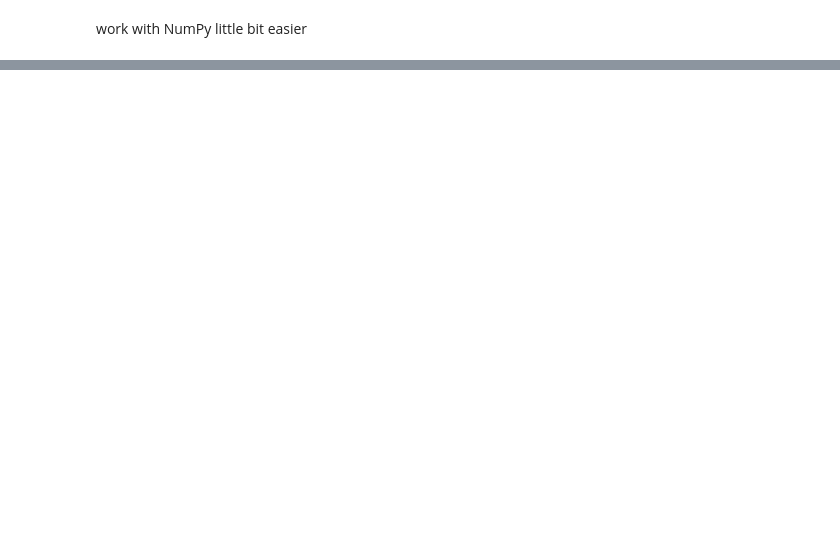
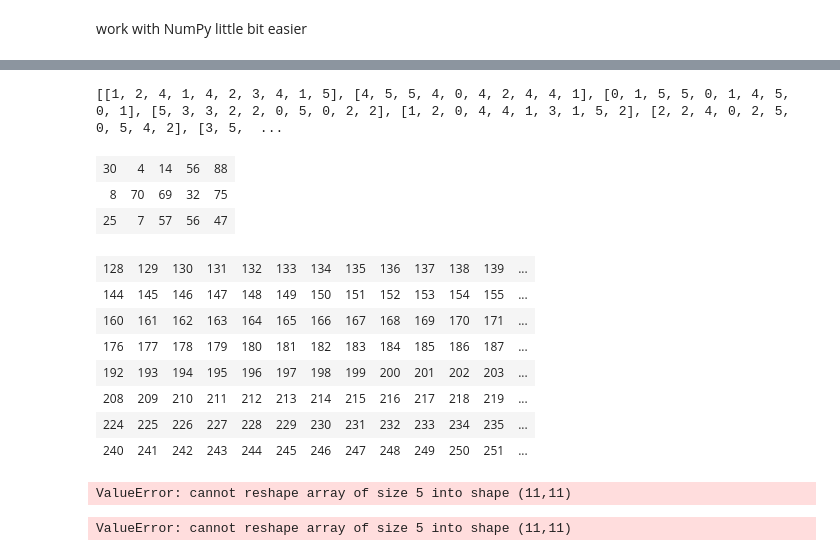
Before and after one commit to hotteleport/Data-Analytics, a Jupyter notebook: Exercises_set_1.ipynb, the cells around one changed output, grey strips where cells are left out. Saved outputs shown, nothing was run; the diff lists cells and outputs as text; code cells hidden in the pictures; blank space fills up the shorter version.

```diff
--- a/Exercises_set_1.ipynb
+++ b/Exercises_set_1.ipynb
@@ -130,0 +266,41 @@ array([[ 1,  2,  3,  4,  5,  6,  7],
+# %%
+# 2 extra
+from random import randint
+A = [[randint(0, 5) for y in range(10)] for x in range(10)]
+print(A)
+# %% [output]
+[[1, 2, 4, 1, 4, 2, 3, 4, 1, 5], [4, 5, 5, 4, 0, 4, 2, 4, 4, 1], [0, 1, 5, 5, 0, 1, 4, 5, 0, 1], [5, 3, 3, 2, 2, 0, 5, 0, 2, 2], [1, 2, 0, 4, 4, 1, 3, 1, 5, 2], [2, 2, 4, 0, 2, 5, 0, 5, 4, 2], [3, 5,  ...
+# %%
+# ex_5
+# 1
+import numpy as np
+np.random.randint(0, 98, (3, 5))
+# %% [output]
+| 30 | 4 | 14 | 56 | 88 |
+| 8 | 70 | 69 | 32 | 75 |
+| 25 | 7 | 57 | 56 | 47 |
+# %%
+# 2
+data = np.arange(128, 256).reshape(8, 16)
+data
+# %% [output]
+| 128 | 129 | 130 | 131 | 132 | 133 | 134 | 135 | 136 | 137 | 138 | 139 | ... |
+| 144 | 145 | 146 | 147 | 148 | 149 | 150 | 151 | 152 | 153 | 154 | 155 | ... |
+| 160 | 161 | 162 | 163 | 164 | 165 | 166 | 167 | 168 | 169 | 170 | 171 | ... |
+| 176 | 177 | 178 | 179 | 180 | 181 | 182 | 183 | 184 | 185 | 186 | 187 | ... |
+| 192 | 193 | 194 | 195 | 196 | 197 | 198 | 199 | 200 | 201 | 202 | 203 | ... |
+| 208 | 209 | 210 | 211 | 212 | 213 | 214 | 215 | 216 | 217 | 218 | 219 | ... |
+| 224 | 225 | 226 | 227 | 228 | 229 | 230 | 231 | 232 | 233 | 234 | 235 | ... |
+| 240 | 241 | 242 | 243 | 244 | 245 | 246 | 247 | 248 | 249 | 250 | 251 | ... |
+# %%
+np.divide = (0.05, 0.1)
+x1 = np.arange(4.95).reshape((11, 11))
+x2 = 2 * np.ones(3)
+x1 / x2
+# %% [output]
+ValueError: cannot reshape array of size 5 into shape (11,11)
+# %%
+data = np.arange(0, 5).reshape(11, 11)
+data
+# %% [output]
+ValueError: cannot reshape array of size 5 into shape (11,11)
```
Also changed, not shown: parts of 13 cells of this notebook, 1 other file.
